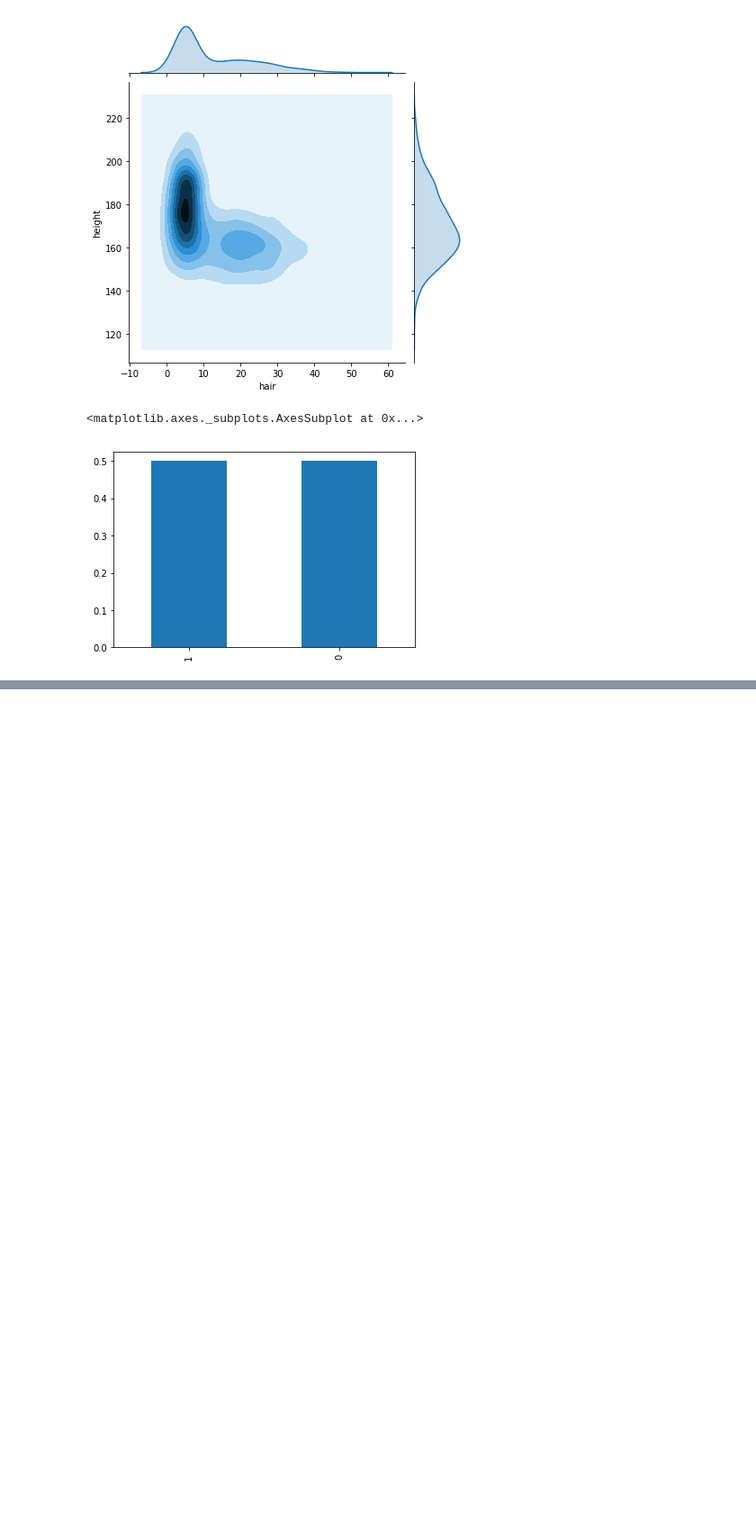
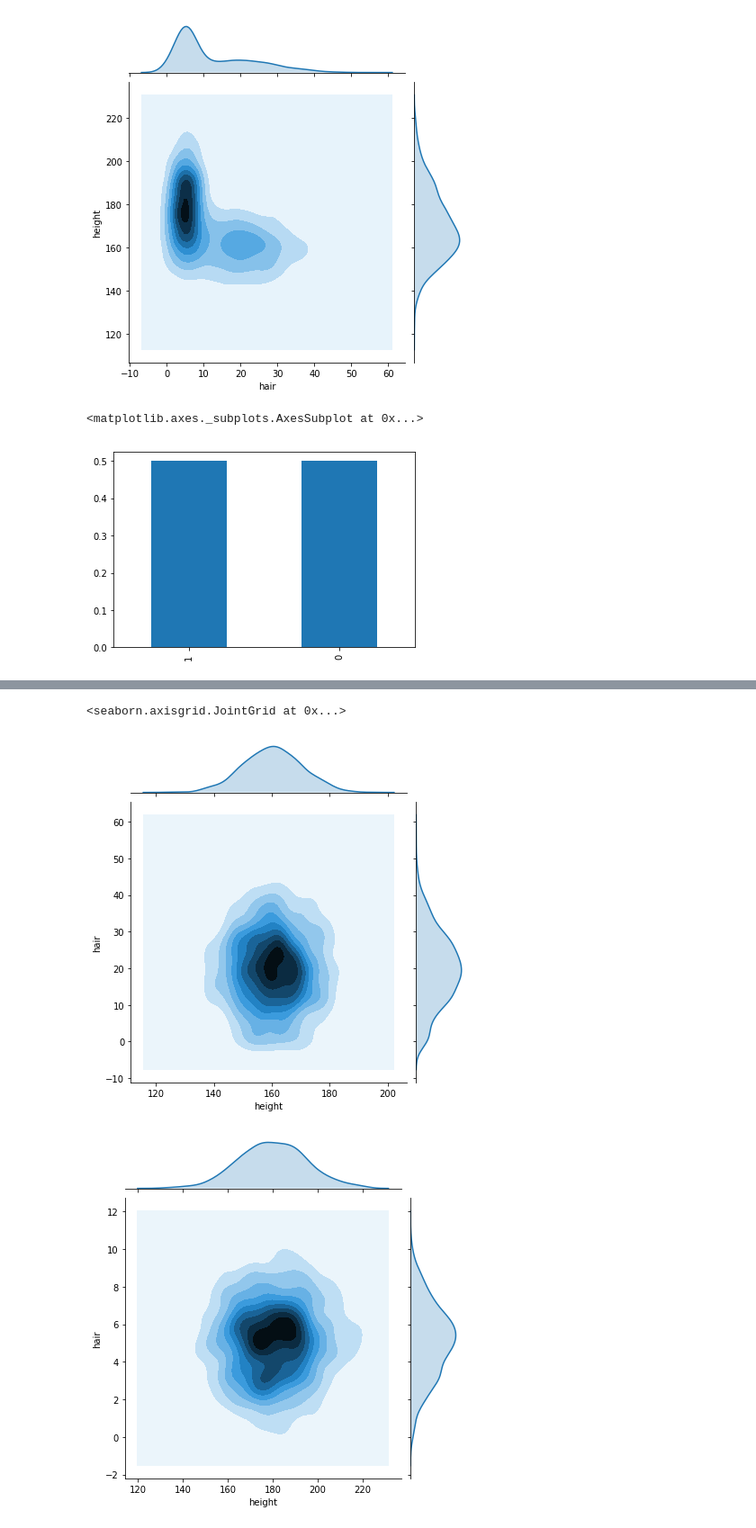
Before and after one commit to Jodahr/learning, a Jupyter notebook: logging/male_or_female.ipynb, the cells around one changed output, grey strips where cells are left out. Shown at 90% size. Saved outputs shown, nothing was run; the diff lists cells and outputs as text; code cells hidden in the pictures; blank space fills up the shorter version.

```diff
--- a/logging/male_or_female.ipynb
+++ b/logging/male_or_female.ipynb
@@ -120,0 +132,8 @@ df_test['sex'].value_counts(normalize=True).plot(kind='bar')
+# %%
+# p(X| y=f,m)
+sns.jointplot(data=df_test[df_test['sex'] == 0], x='height', y='hair', kind='kde')
+sns.jointplot(data=df_test[df_test['sex'] == 1], x='height', y='hair', kind='kde')
+# %% [output]
+<seaborn.axisgrid.JointGrid at 0x...>
+[figure, added]
+[figure, added]
```
Also changed, not shown: parts of 2 cells of this notebook.
